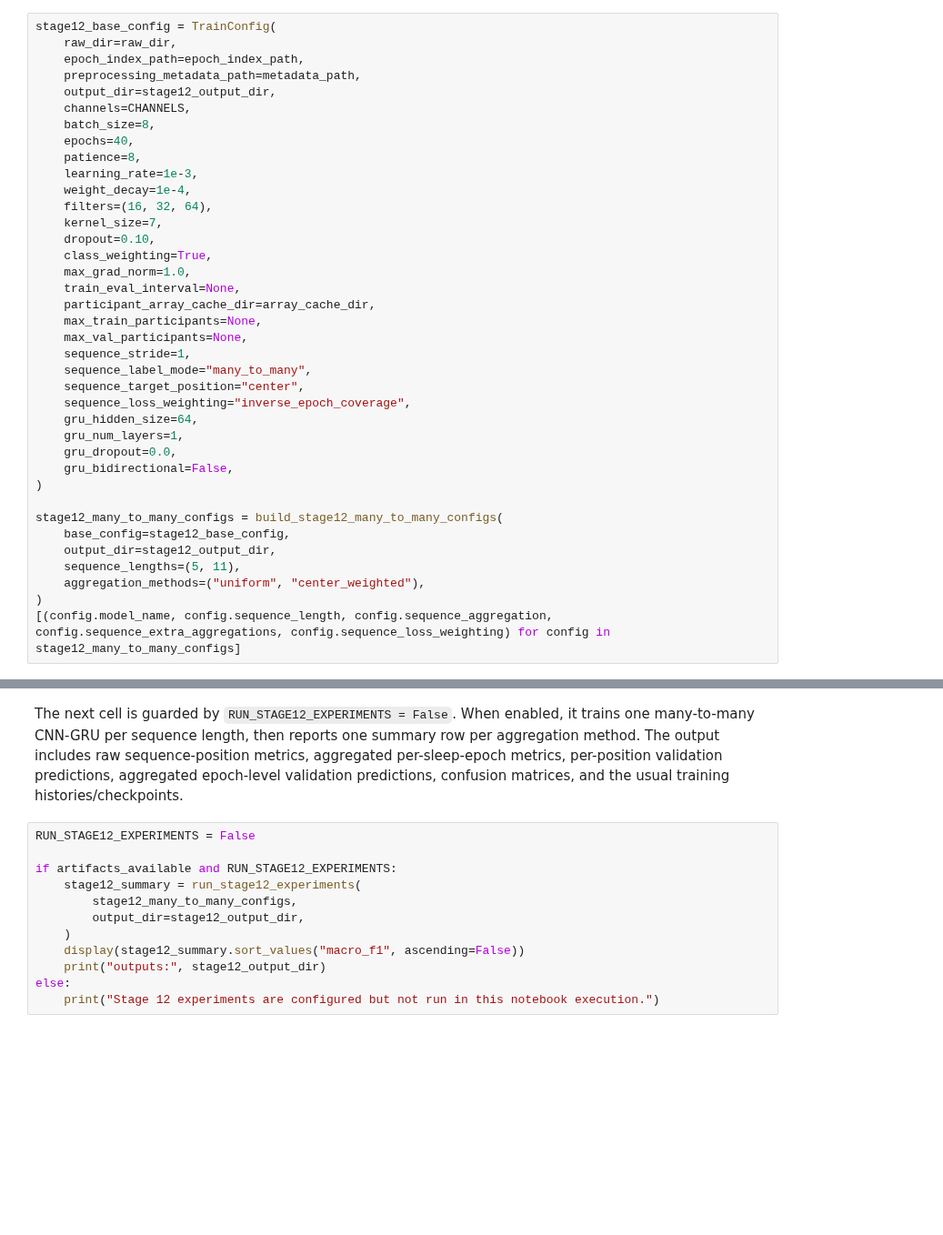
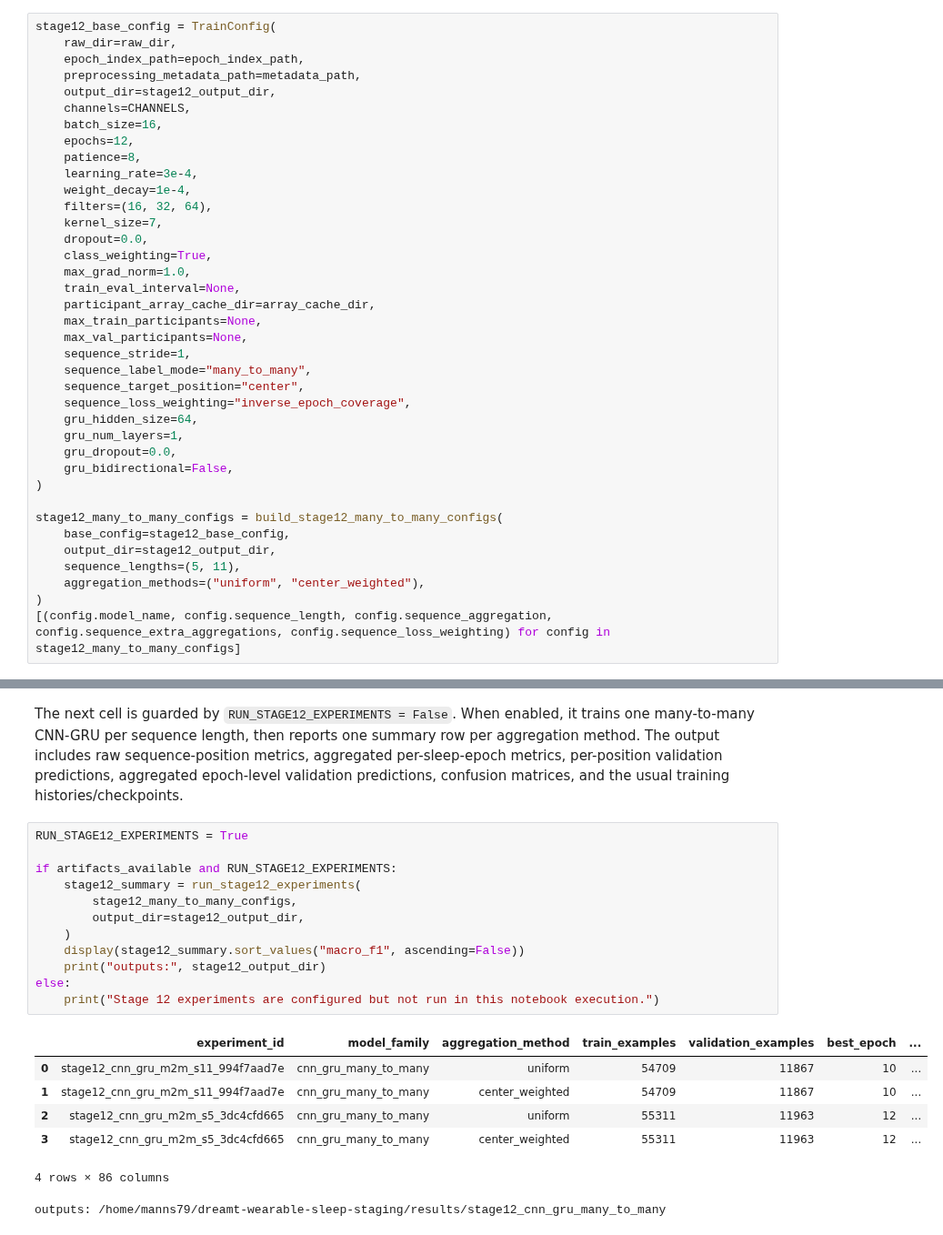
Before and after one commit to manns79/dreamt-wearable-sleep-staging, a Jupyter notebook: notebooks/04_cnn_training.ipynb, the cells around one changed output, grey strips where cells are left out. Shown at 91% size. Cells and saved outputs as stored; diff of their text form; blank space fills up the shorter version.

Commit message:
Run initial CNN-GRU training

```diff
--- a/notebooks/04_cnn_training.ipynb
+++ b/notebooks/04_cnn_training.ipynb
@@ -329,14 +328,14 @@ stage12_base_config = TrainConfig(
     preprocessing_metadata_path=metadata_path,
     output_dir=stage12_output_dir,
     channels=CHANNELS,
-    batch_size=8,
-    epochs=40,
+    batch_size=16,
+    epochs=12,
     patience=8,
-    learning_rate=1e-3,
+    learning_rate=3e-4,
     weight_decay=1e-4,
     filters=(16, 32, 64),
     kernel_size=7,
-    dropout=0.10,
+    dropout=0.0,
     class_weighting=True,
     max_grad_norm=1.0,
     train_eval_interval=None,
@@ -363,14 +373,22 @@ stage12_many_to_many_configs = build_stage12_many_to_many_configs(
 # %% [markdown]
 The next cell is guarded by `RUN_STAGE12_EXPERIMENTS = False`. When enabled, it trains one many-to-many CNN-GRU per sequence length, then reports one summary row per aggregation method. The output includes raw sequence-position metrics, aggregated per-sleep-epoch metrics, per-position validation predictions, aggregated epoch-level validation predictions, confusion matrices, and the usual training histories/checkpoints.
 # %%
-RUN_STAGE12_EXPERIMENTS = False
+RUN_STAGE12_EXPERIMENTS = True
 
 if artifacts_available and RUN_STAGE12_EXPERIMENTS:
     stage12_summary = run_stage12_experiments(
         stage12_many_to_many_configs,
         output_dir=stage12_output_dir,
     )
     display(stage12_summary.sort_values("macro_f1", ascending=False))
     print("outputs:", stage12_output_dir)
 else:
     print("Stage 12 experiments are configured but not run in this notebook execution.")
+# %% [output]
+|  | experiment_id | model_family | aggregation_method | train_examples | validation_examples | best_epoch | ... |
+| 0 | stage12_cnn_gru_m2m_s11_994f7aad7e | cnn_gru_many_to_many | uniform | 54709 | 11867 | 10 | ... |
+| 1 | stage12_cnn_gru_m2m_s11_994f7aad7e | cnn_gru_many_to_many | center_weighted | 54709 | 11867 | 10 | ... |
+| 2 | stage12_cnn_gru_m2m_s5_3dc4cfd665 | cnn_gru_many_to_many | uniform | 55311 | 11963 | 12 | ... |
+| 3 | stage12_cnn_gru_m2m_s5_3dc4cfd665 | cnn_gru_many_to_many | center_weighted | 55311 | 11963 | 12 | ... |
+4 rows × 86 columns
+outputs: /home/manns79/dreamt-wearable-sleep-staging/results/stage12_cnn_gru_many_to_many
```
Also changed, not shown: parts of 5 cells of this notebook, 1 other file.
